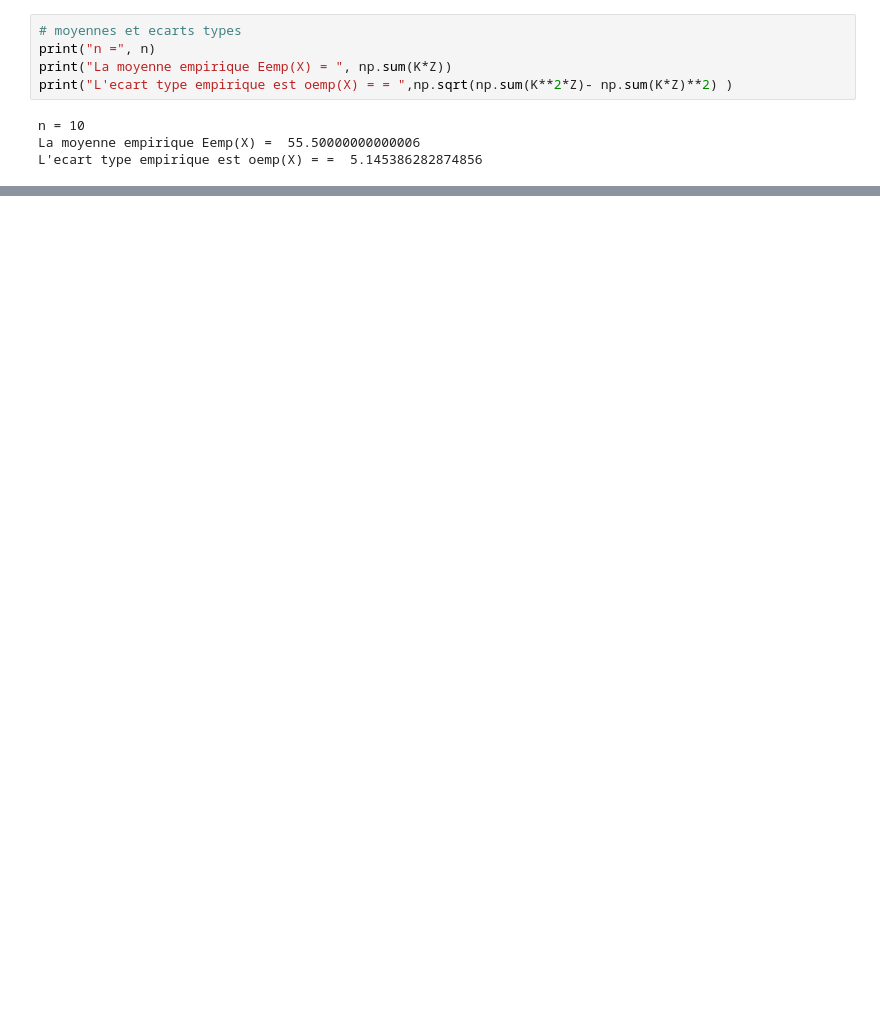
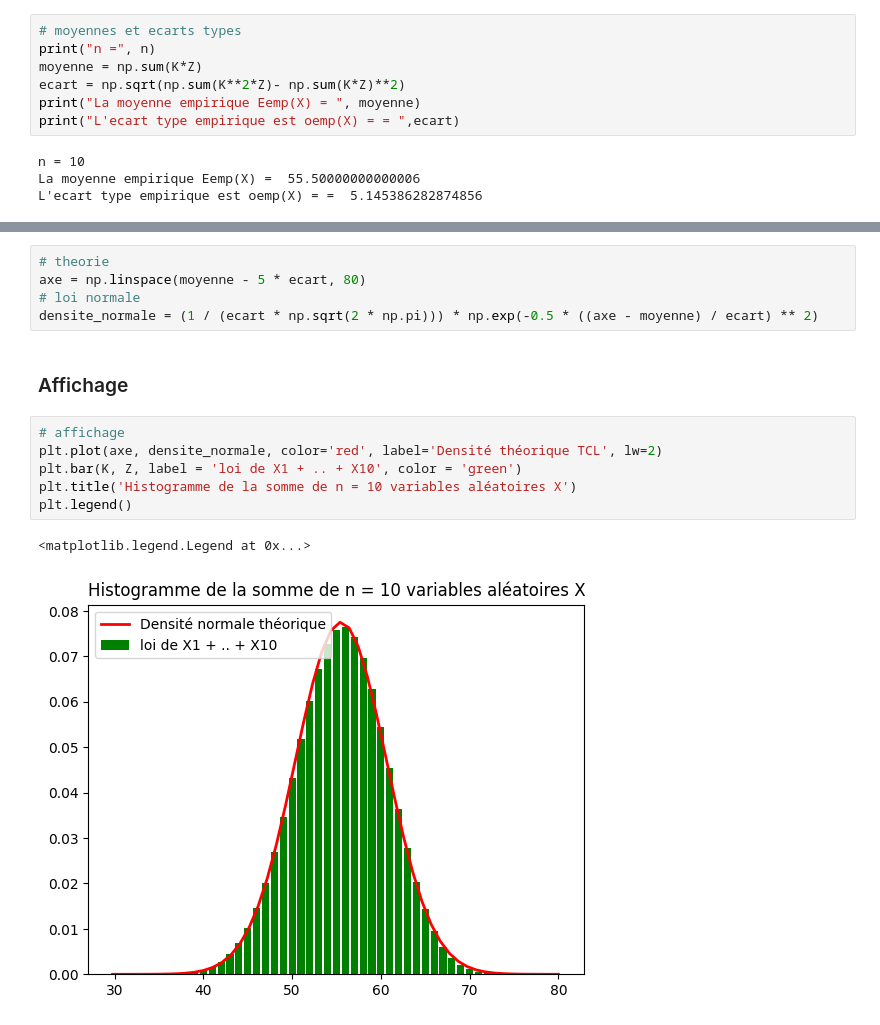
Before and after one commit to Estellezheng/TP-proba-CPE-Lyon, a Jupyter notebook: TP5/exo2.ipynb, the cells around one changed output, grey strips where cells are left out. Drawn from its saved outputs; the diff is of its cells as text; blank space fills up the shorter version.

```diff
--- a/TP5/exo2.ipynb
+++ b/TP5/exo2.ipynb
@@ -52,8 +60,10 @@ D. Affichage de l'esperance et de l'ecart type
 # %%
 # moyennes et ecarts types
 print("n =", n)
-print("La moyenne empirique Eemp(X) = ", np.sum(K*Z))
-print("L'ecart type empirique est oemp(X) = = ",np.sqrt(np.sum(K**2*Z)- np.sum(K*Z)**2) )
+moyenne = np.sum(K*Z)
+ecart = np.sqrt(np.sum(K**2*Z)- np.sum(K*Z)**2)
+print("La moyenne empirique Eemp(X) = ", moyenne)
+print("L'ecart type empirique est oemp(X) = = ",ecart)
 # %% [output]
 n = 10
 La moyenne empirique Eemp(X) =  55.50000000000006
@@ -68,0 +85,16 @@ finir TCL
+# %%
+# theorie
+axe = np.linspace(moyenne - 5 * ecart, 80)
+# loi normale
+densite_normale = (1 / (ecart * np.sqrt(2 * np.pi))) * np.exp(-0.5 * ((axe - moyenne) / ecart) ** 2)
+# %% [markdown]
+### Affichage
+# %%
+# affichage
+plt.plot(axe, densite_normale, color='red', label='Densité théorique TCL', lw=2)
+plt.bar(K, Z, label = 'loi de X1 + .. + X10', color = 'green')
+plt.title('Histogramme de la somme de n = 10 variables aléatoires X')
+plt.legend()
+# %% [output]
+<matplotlib.legend.Legend at 0x...>
+[figure, added]
```
Also changed, not shown: parts of 14 cells of this notebook, 5 other files.
